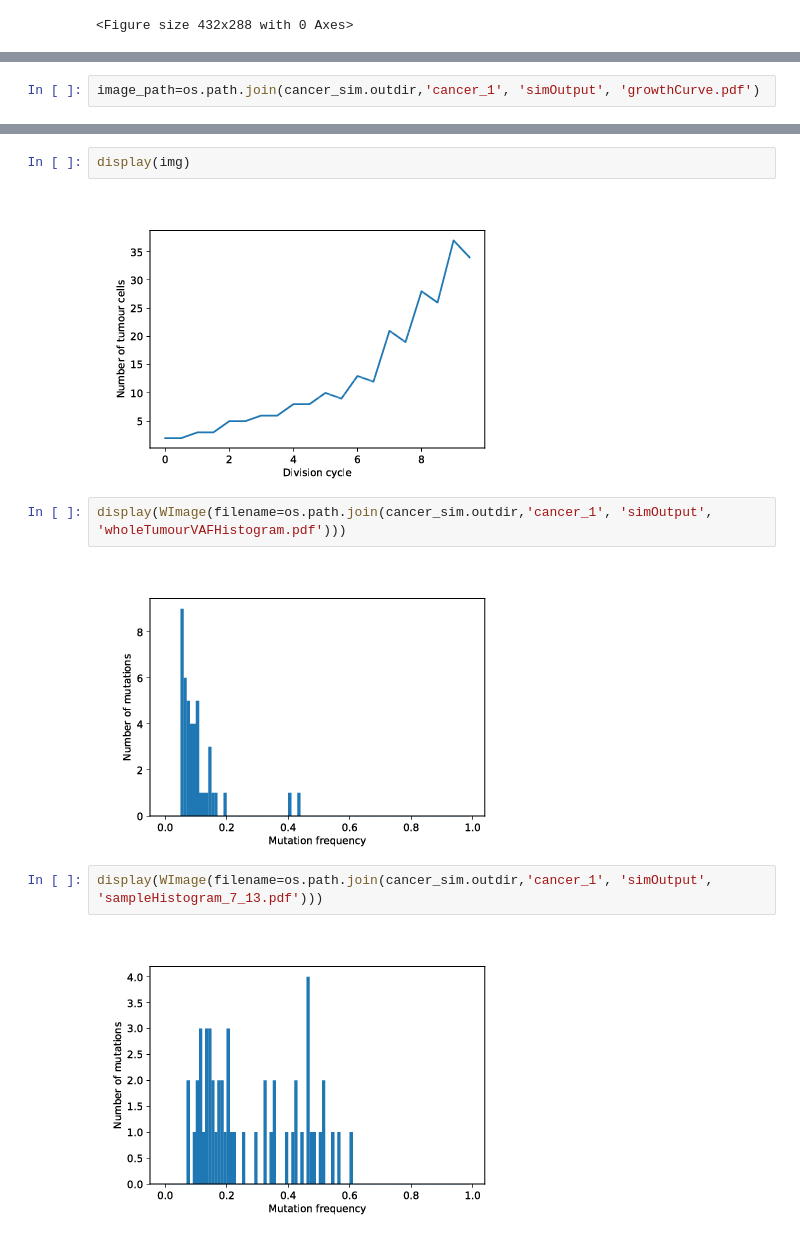
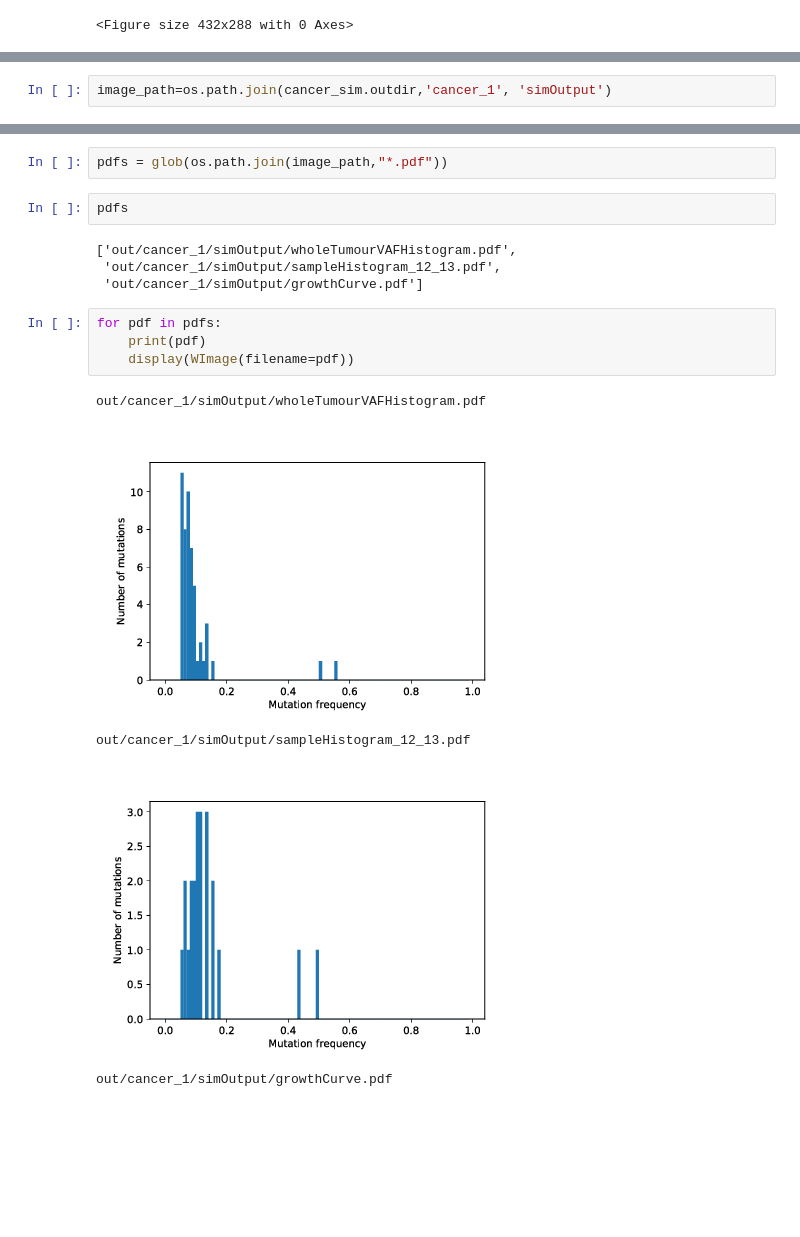
Before and after one commit to mpievolbio-scicomp/cancer_sim, a Jupyter notebook: docs/source/include/notebooks/quickstart_example.ipynb, the cells around one changed output, grey strips where cells are left out. Saved outputs shown, nothing was run; the diff lists cells and outputs as text; blank space fills up the shorter version.

Commit message:
Small amendment and documenting output in notebook.

```diff
--- a/docs/source/include/notebooks/quickstart_example.ipynb
+++ b/docs/source/include/notebooks/quickstart_example.ipynb
@@ -54,2 +78,2 @@ cancer_sim.run()
 # %%
-image_path=os.path.join(cancer_sim.outdir,'cancer_1', 'simOutput', 'growthCurve.pdf')
+image_path=os.path.join(cancer_sim.outdir,'cancer_1', 'simOutput')
@@ -58,12 +80,18 @@ img = WImage(filename=image_path)
-# %%
-display(img)
-# %% [output]
-[figure, removed]
-# %%
-display(WImage(filename=os.path.join(cancer_sim.outdir,'cancer_1', 'simOutput', 'wholeTumourVAFHistogram.pdf')))
-# %% [output]
-[figure, removed]
-# %%
-display(WImage(filename=os.path.join(cancer_sim.outdir,'cancer_1', 'simOutput', 'sampleHistogram_7_13.pdf')))
-# %% [output]
-[figure, removed]
+# %%
+pdfs = glob(os.path.join(image_path,"*.pdf"))
+# %%
+pdfs
+# %% [output]
+['out/cancer_1/simOutput/wholeTumourVAFHistogram.pdf',
+ 'out/cancer_1/simOutput/sampleHistogram_12_13.pdf',
+ 'out/cancer_1/simOutput/growthCurve.pdf']
+# %%
+for pdf in pdfs:
+    print(pdf)
+    display(WImage(filename=pdf))
+# %% [output]
+out/cancer_1/simOutput/wholeTumourVAFHistogram.pdf
+[figure, added]
+out/cancer_1/simOutput/sampleHistogram_12_13.pdf
+[figure, added]
+out/cancer_1/simOutput/growthCurve.pdf
```
Also changed, not shown: parts of 9 cells of this notebook, 1 other file.
